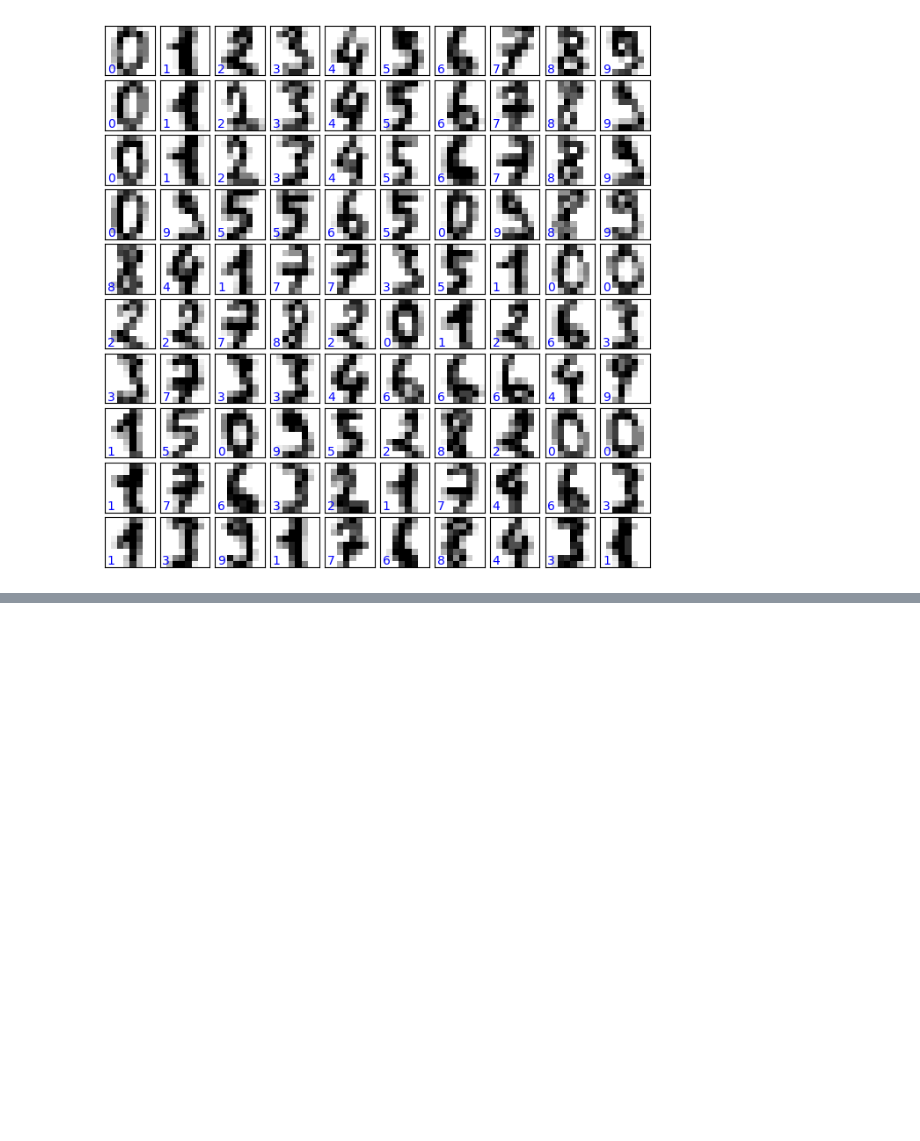
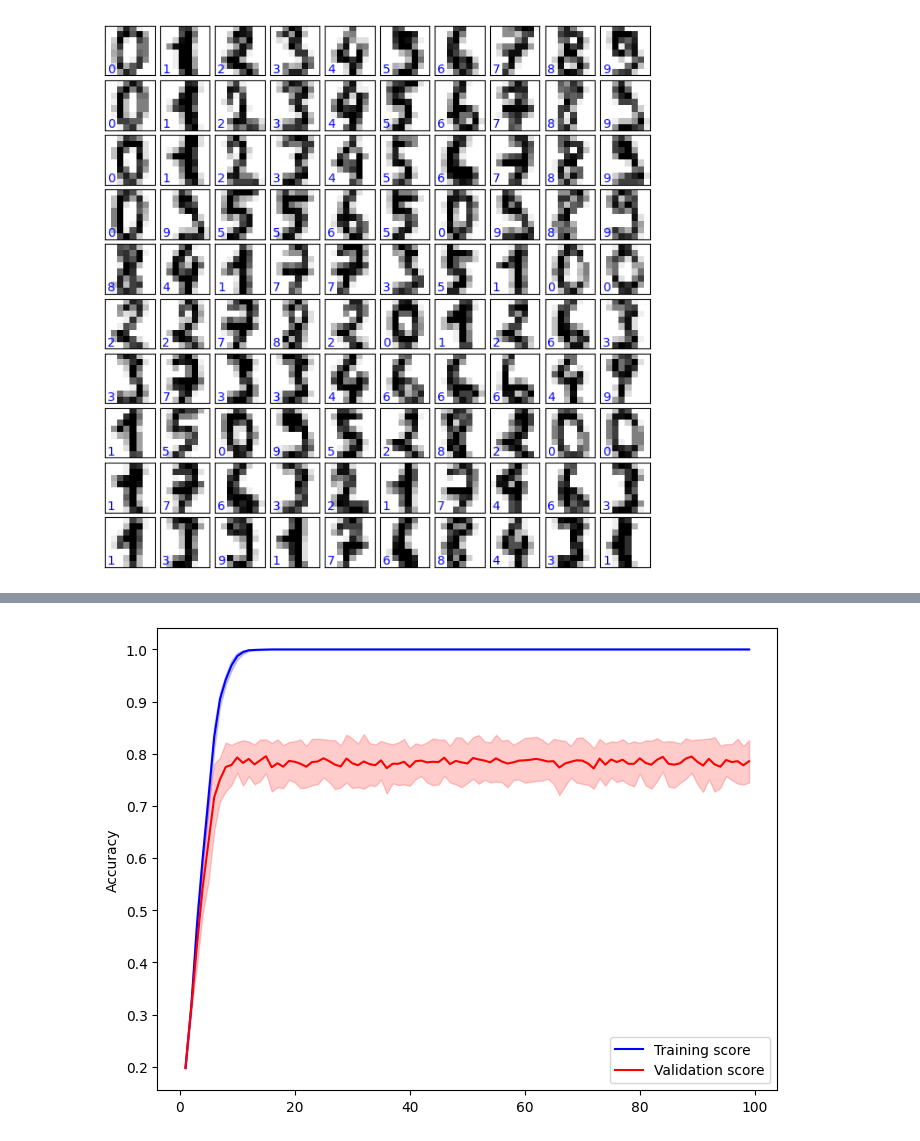
Before and after one commit to FuturisticLover123/labs, a Jupyter notebook: lab7/solution.ipynb, the cells around one changed output, grey strips where cells are left out. Saved outputs shown, nothing was run; the diff lists cells and outputs as text; code cells hidden in the pictures; blank space fills up the shorter version.

```diff
--- a/lab7/solution.ipynb
+++ b/lab7/solution.ipynb
@@ -98,0 +132,5 @@ x_test,x_train,y_test,y_train = train_test_split(digits.data, digits.target, tes
+# %%
+from sklearn.tree import DecisionTreeClassifier
+val_curve(digits.data,digits.target,range(1,100),DecisionTreeClassifier,"max_depth")
+# %% [output]
+[figure, added]
```
Also changed, not shown: parts of 27 cells of this notebook.
